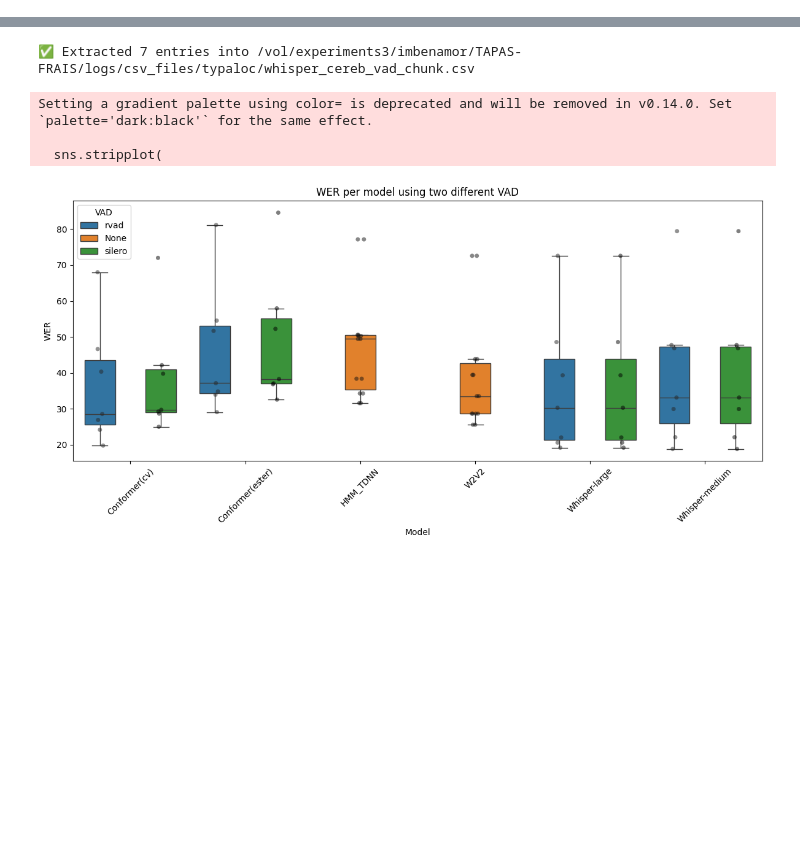
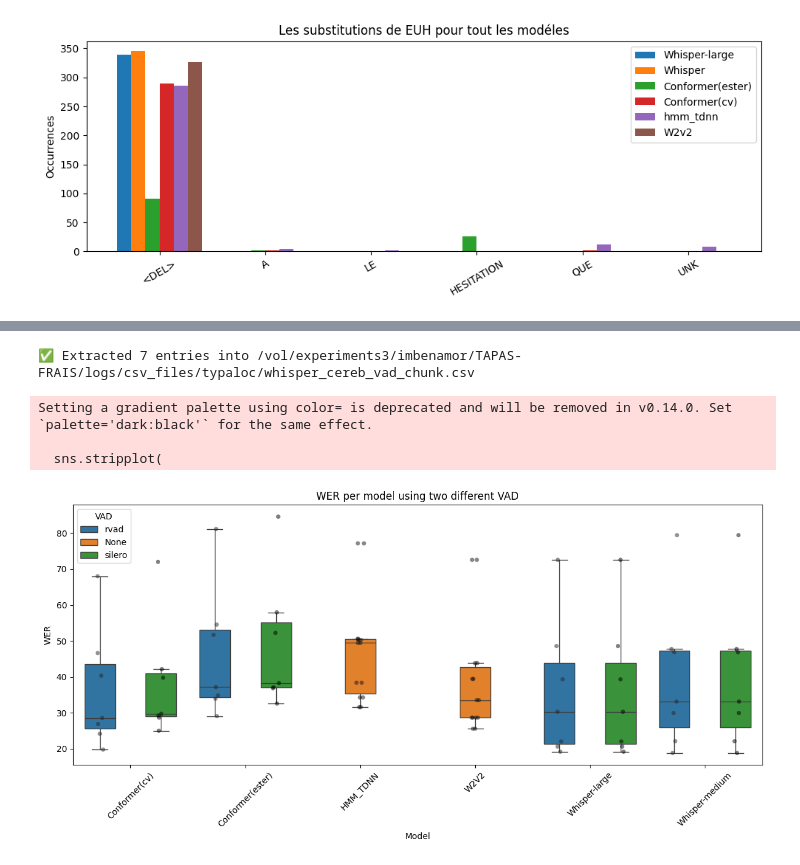
Before and after one commit to Imenbaa/TAPAS-FRAIS, a Jupyter notebook: src/utils/wer_analysis.ipynb, the cells around one changed output, grey strips where cells are left out. Cells and saved outputs as stored; diff of their text form; code cells hidden in the pictures; blank space fills up the shorter version.

```diff
--- a/src/utils/wer_analysis.ipynb
+++ b/src/utils/wer_analysis.ipynb
@@ -65,0 +316,38 @@ dtype: object
+# %%
+top_repl = (
+    df.groupby("replacement")["count"]
+      .sum()
+      .sort_values(ascending=False)
+      .head(6)
+      .index
+)
+
+df = df[df["replacement"].isin(top_repl)]
+# %%
+import matplotlib.pyplot as plt
+import numpy as np
+
+repls = df["replacement"].unique()
+asrs = df["asr"].unique()
+
+x = np.arange(len(repls))
+width = 0.8 / len(asrs)
+
+plt.figure(figsize=(10, 4))
+
+for i, asr in enumerate(asrs):
+    vals = [
+        df[(df["asr"] == asr) & (df["replacement"] == r)]["count"].sum()
+        for r in repls
+    ]
+    plt.bar(x + i*width, vals, width, label=asr)
+
+plt.xticks(x + width*(len(asrs)-1)/2, repls, rotation=30)
+plt.ylabel("Occurrences")
+plt.title("Les substitutions de EUH pour tout les modéles")
+plt.legend()
+plt.tight_layout()
+plt.savefig("subs_euh.png")
+plt.show()
+# %% [output]
+[figure, added]
```
Also changed, not shown: parts of 26 cells of this notebook, 24 other files.
